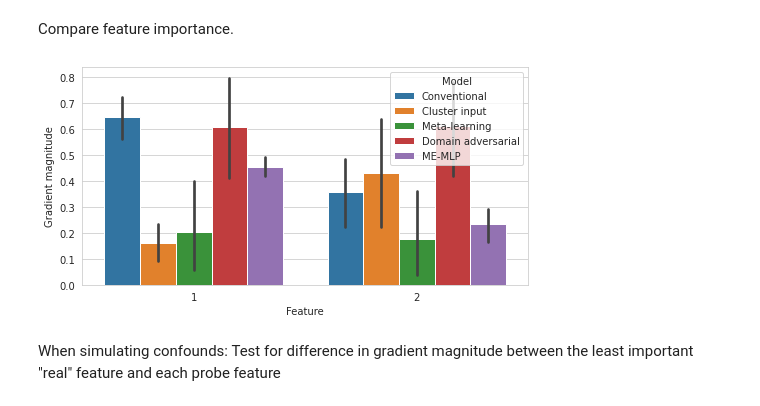
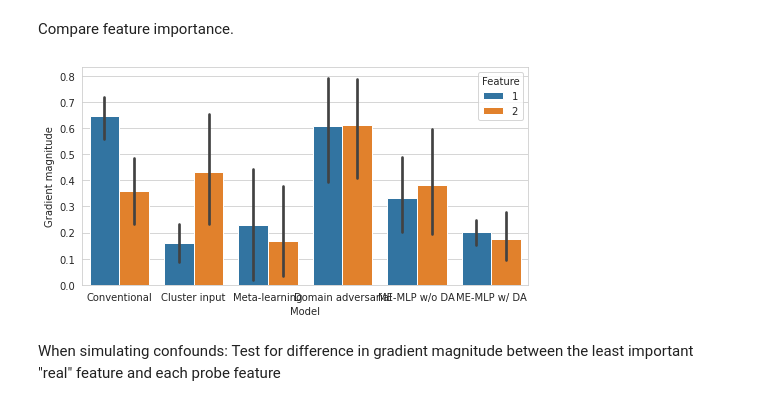
Before and after one commit to DeepLearningForPrecisionHealthLab/ARMED_MixedEffectsDL, a Jupyter notebook: synthetic_dataset/spiral_classification.ipynb, the cells around one changed output. Saved outputs shown, nothing was run; the diff lists cells and outputs as text; code cells hidden in the pictures.

```diff
--- a/synthetic_dataset/spiral_classification.ipynb
+++ b/synthetic_dataset/spiral_classification.ipynb
@@ -23,7 +59,7 @@ from medl.misc import expand_results_path
 # %% [markdown]
 Define output directory path.
 # %%
-strOutputDir = expand_results_path('spirals_20211208/random_radii', make=True)
+strOutputDir = expand_results_path('spirals_20220201/random_radii', make=True)
 # %% [output]
 Warning: output path already exists
 # %% [markdown]
@@ -247,7 +283,7 @@ def plot_percluster_decision_boundary(model, X, Y, Z, cluster_input=False, vmax=
     return fig, axes
 
 
-def cross_validate(model_class, use_z=False, build_args={}, compile_args={}, use_mldg=False):
+def cross_validate(model_class, use_z=False, build_args={}, compile_args={}, use_mldg=False, randomize_z=False):
     """Perform 10-fold cross-validation and return per-fold performance, feature importance, and decision boundary plot.
 
     Args:
@@ -256,6 +292,8 @@ def cross_validate(model_class, use_z=False, build_args={}, compile_args={}, use
         build_args (dict, optional): Model build arguments. Defaults to {}.
         compile_args (dict, optional): Model compile arguments. Defaults to {}.
         use_mldg (bool, optional): Whether to use meta-learning domain generalization to train. Defaults to False.
+        randomize_z (bool, optional): Randomize the Z input when evaluating on test data
+            (ablating the RE information). Defaults to False.
 
     Returns:
         if model_class == MixedEffectsMLPNonlinearSlope:
@@ -280,6 +318,9 @@ def cross_validate(model_class, use_z=False, build_args={}, compile_args={}, use
 
         tf.random.set_seed(283)
         model = model_class(**build_args)
+
+        if randomize_z:
+            arrZTest = make_random_onehot(arrXTest.shape[0], arrZTrain.shape[1])
 
         if use_z:
             dataTrain = (arrXTrain, arrZTrain)
@@ -325,6 +366,16 @@ def cross_validate(model_class, use_z=False, build_args={}, compile_args={}, use
         return dfResults, dfGrads, dfRandomSlopeSD, dfRandomIntercept, figDB
     else:
         return dfResults, dfGrads, figDB
+
+def compute_95ci(dfResults):
+    print('Mean')
+    print(dfResults.mean())
+
+    print('95CI low')
+    print(dfResults.mean() - 1.96 * (dfResults.std() / (10**0.5)))
+
+    print('95CI high')
+    print(dfResults.mean() + 1.96 * (dfResults.std() / (10**0.5)))
 # %% [markdown]
 ## Conventional MLP
 # %%
@@ -451,7 +538,7 @@ dictBuild = {'n_features': arrX.shape[1],
              'intercept_prior_scale': 0.1,
              'kl_weight': 0.00001}
 dictCompile = {'loss_class_fe_weight': 1.0,
-               'loss_gen_weight': 0.1,
+               'loss_gen_weight': 0.5,
                'loss_class_me_weight': 1.0,
                'metric_class_me': tf.keras.metrics.BinaryAccuracy('acc'),
                'metric_class_fe': tf.keras.metrics.BinaryAccuracy('acc_fe'),
@@ -471,5 +558,5 @@ figGradsME.savefig(os.path.join(strOutputDir, 'mixedeffects_feature_gradients.pn
 figGradsME.savefig(os.path.join(strOutputDir, 'mixedeffects_feature_gradients.svg'))
 figGradsME.show()
 
-print(dfResultsME.mean())
+compute_95ci(dfResultsME)
 # %% [output]
@@ -571,37 +720,42 @@ dfGradsBaseNorm = dfGradsBase.copy()
 dfGradsBaseNorm['Gradient'] /= dfGradsBaseNorm['Gradient'].max()
 dfGradsBaseNorm['Gradient'] -= dfGradsBaseNorm['Gradient'].min()
 dfGradsBaseNorm['Model'] = 'Conventional'
 
 dfGradsConcatNorm = dfGradsConcat.copy()
 dfGradsConcatNorm['Gradient'] /= dfGradsConcatNorm['Gradient'].max()
 dfGradsConcatNorm['Gradient'] -= dfGradsConcatNorm['Gradient'].min()
 dfGradsConcatNorm['Model'] = 'Cluster input'
 
 dfGradsMLDGNorm = dfGradsMLDG.copy()
 dfGradsMLDGNorm['Gradient'] /= dfGradsMLDGNorm['Gradient'].max()
 dfGradsMLDGNorm['Gradient'] -= dfGradsMLDGNorm['Gradient'].min()
 dfGradsMLDGNorm['Model'] = 'Meta-learning'
 
 dfGradsDANorm = dfGradsDA.copy()
 dfGradsDANorm['Gradient'] /= dfGradsDANorm['Gradient'].max()
 dfGradsDANorm['Gradient'] -= dfGradsDANorm['Gradient'].min()
 dfGradsDANorm['Model'] = 'Domain adversarial'
 
 dfGradsMENorm = dfGradsME.copy()
 dfGradsMENorm['Gradient'] /= dfGradsMENorm['Gradient'].max()
 dfGradsMENorm['Gradient'] -= dfGradsMENorm['Gradient'].min()
-dfGradsMENorm['Model'] = 'ME-MLP'
+dfGradsMENorm['Model'] = 'ME-MLP w/ DA'
 
-dfGradsAll = pd.concat([dfGradsBaseNorm, dfGradsConcatNorm, dfGradsMLDGNorm, dfGradsDANorm, dfGradsMENorm], axis=0)
+dfGradsME2Norm = dfGradsME2.copy()
+dfGradsME2Norm['Gradient'] /= dfGradsME2Norm['Gradient'].max()
+dfGradsME2Norm['Gradient'] -= dfGradsME2Norm['Gradient'].min()
+dfGradsME2Norm['Model'] = 'ME-MLP w/o DA'
+
+dfGradsAll = pd.concat([dfGradsBaseNorm, dfGradsConcatNorm, dfGradsMLDGNorm, dfGradsDANorm, dfGradsME2Norm, dfGradsMENorm], axis=0)
 figGradsAll, axGradsAll = plt.subplots(figsize=(4 * arrX.shape[1], 4))
-sns.barplot(data=dfGradsAll, x='Feature', y='Gradient', hue='Model', ax=axGradsAll)
+sns.barplot(data=dfGradsAll, x='Model', y='Gradient', hue='Feature', ax=axGradsAll)
 axGradsAll.set_ylabel('Gradient magnitude')
 
 figGradsAll.savefig(os.path.join(strOutputDir, 'feature_gradients_compared.png'))
 figGradsAll.savefig(os.path.join(strOutputDir, 'feature_gradients_compared.svg'))
 figGradsAll.show()
 # %% [output]
-[figure, old version]
+[figure, new version]
 # %% [markdown]
 When simulating confounds: Test for difference in gradient magnitude between the least important "real" feature and each probe feature
 # %%
```
Also changed, not shown: parts of 13 cells of this notebook, 6 other files.
